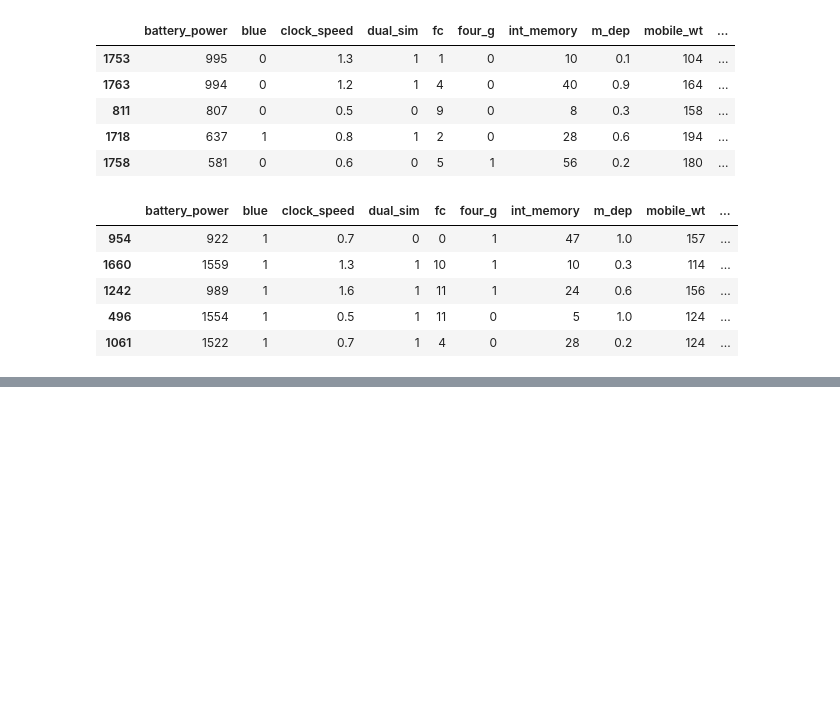
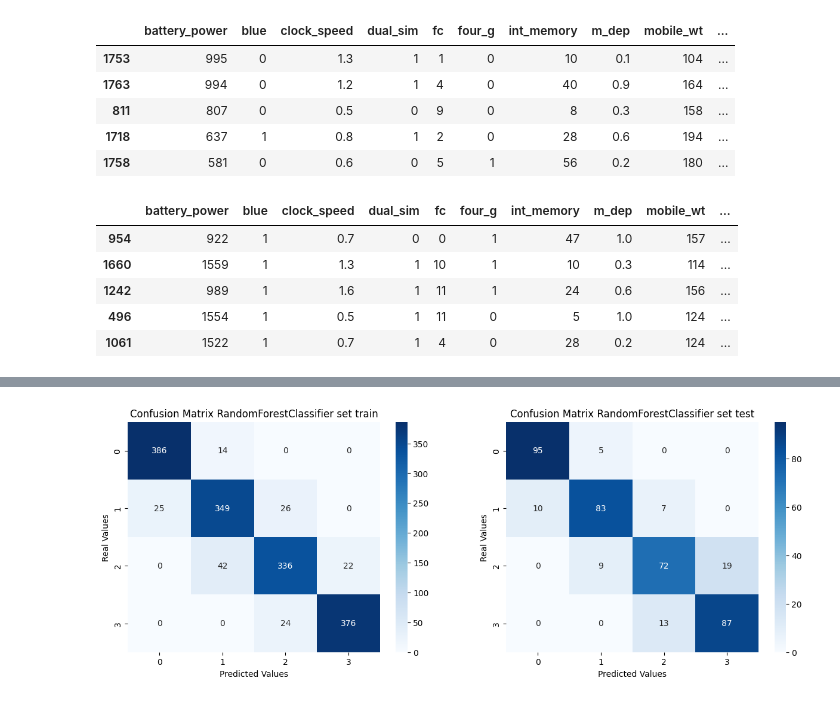
Before and after one commit to Nuria322/Prediccion_precio_telefonos, a Jupyter notebook: Precios_Telefonia/1_Datos.ipynb, the cells around one changed output, grey strips where cells are left out. Drawn from its saved outputs; the diff is of its cells as text; code cells hidden in the pictures; blank space fills up the shorter version.

```diff
--- a/Precios_Telefonia/1_Datos.ipynb
+++ b/Precios_Telefonia/1_Datos.ipynb
@@ -410,0 +658,15 @@ set_test.head()
+# %%
+# Escoger las columnas más relevantes con RFECV
+
+rfc = RandomForestClassifier(random_state = 11)
+selector_rfc = RFECV(rfc,
+                step = 1,
+                cv = 5,
+                scoring = 'accuracy')
+
+selector_rfc.fit(set_train_feature, set_train_target)
+
+relevant_feature_rfc = set_train_feature.columns[selector_rfc.support_].tolist()
+
+print(f'Numero de caracteristicas seleccionadas: {selector_rfc.n_features_}')
+print(f'Caracteristicas seleccionadas: {relevant_feature_rfc}')
@@ -410,0 +697,8 @@ set_test.head()
+# %%
+#Predecir datos con los set de entrenamiento y prueba
+
+#Prediccion con set de entrenamiento
+target_pred_rfc_train = grid_search_rfc.predict(set_train_feature[relevant_feature_rfc])
+
+#Prediccion con set de prueba
+target_pred_rfc_test = grid_search_rfc.predict(set_test_feature[relevant_feature_rfc])
@@ -410,0 +750,22 @@ set_test.head()
+# %%
+#Visualizar matriz de coeficiente para los set de entrenamiento y prueba
+
+fig, axes = plt.subplots(nrows = 1, ncols = 2, figsize = (15,5))
+
+#Matriz de coeficiente con set de entrenamiento
+conf_matrix_rfc_train = confusion_matrix(set_train_target, target_pred_rfc_train)
+
+sns.heatmap(conf_matrix_rfc_train, annot=True, cmap='Blues', fmt='g', ax = axes[0])
+axes[0].set_xlabel('Predicted Values')
+axes[0].set_ylabel('Real Values')
+axes[0].set_title('Confusion Matrix RandomForestClassifier set train')
+
+#Matriz de coeficiente con set de entrenamiento
+conf_matrix_rfc_test = confusion_matrix(set_test_target, target_pred_rfc_test)
+
+sns.heatmap(conf_matrix_rfc_test, annot=True, cmap='Blues', fmt='g', ax = axes[1])
+axes[1].set_xlabel('Predicted Values')
+axes[1].set_ylabel('Real Values')
+axes[1].set_title('Confusion Matrix RandomForestClassifier set test');
+# %% [output]
+[figure, added]
```
Also changed, not shown: parts of 26 cells of this notebook.
